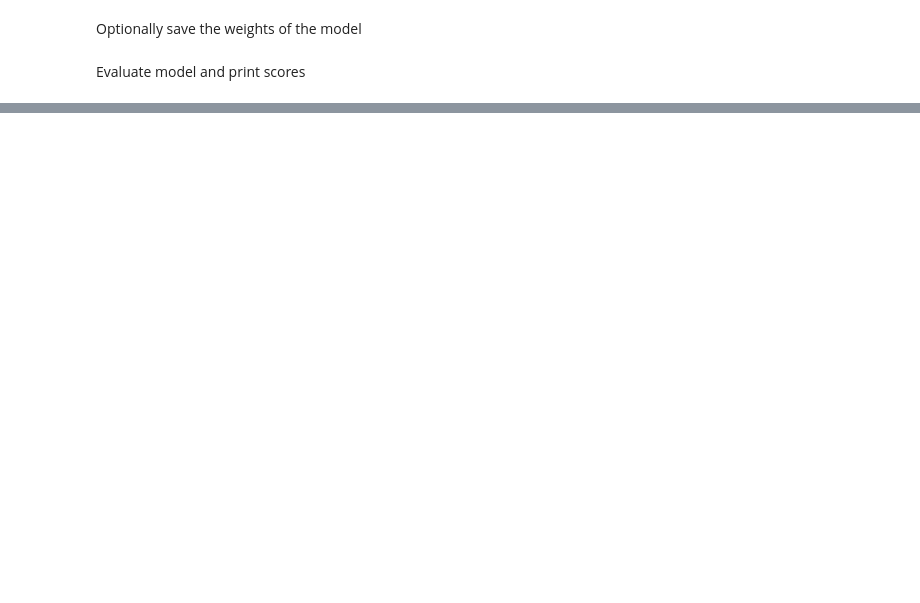
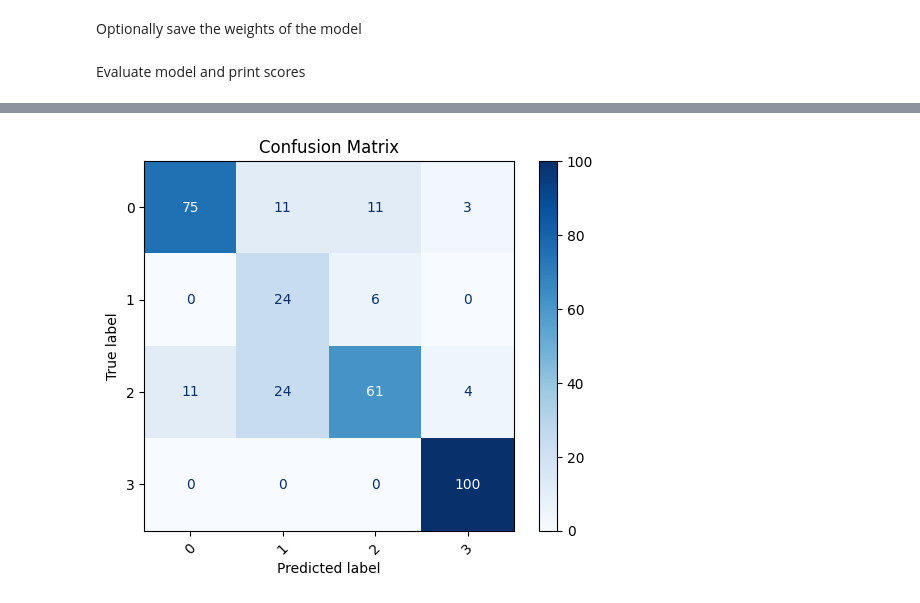
Before and after one commit to MaxGeo543/log-classification, a Jupyter notebook: notebooks/train_lstm.ipynb, the cells around one changed output, grey strips where cells are left out. Saved outputs shown, nothing was run; the diff lists cells and outputs as text; code cells hidden in the pictures; blank space fills up the shorter version.

```diff
--- a/notebooks/train_lstm.ipynb
+++ b/notebooks/train_lstm.ipynb
@@ -218,0 +237,28 @@ Save the confusion matrix
+# %%
+# Get predictions
+y_pred_probs = model.predict(test_X)
+y_pred = y_pred_probs.argmax(axis=1)  # For softmax outputs
+
+# True labels
+y_true = test_y.argmax(axis=1) if test_y.ndim > 1 else test_y
+
+# Compute metrics
+accuracy = accuracy_score(y_true, y_pred)
+precision = precision_score(y_true, y_pred, average='weighted')
+recall = recall_score(y_true, y_pred, average='weighted')
+f1 = f1_score(y_true, y_pred, average='weighted')
+
+if save_artifacts:
+    f = open(f"{filename}-test.txt", "w")
+    ostd = sys.stdout
+    sys.stdout = f
+
+print("test with test data (3 newest files)")
+print(f"Accuracy : {accuracy:.4f}")
+print(f"Precision: {precision:.4f}")
+print(f"Recall   : {recall:.4f}")
+print(f"F1 Score : {f1:.4f}")
+
+if save_artifacts:
+    f.close()
+    sys.stdout = ostd
@@ -218,0 +267,10 @@ Save the confusion matrix
+# %%
+# Compute and plot confusion matrix
+cm = confusion_matrix(y_true, y_pred)
+disp = ConfusionMatrixDisplay(confusion_matrix=cm)
+disp.plot(cmap="Blues", xticks_rotation=45)
+plt.title("Confusion Matrix")
+plt.savefig(f"{filename}-test_confusionmatrix.png")
+plt.show()
+# %% [output]
+[figure, added]
```
Also changed, not shown: parts of 23 cells of this notebook, 11 other files.
